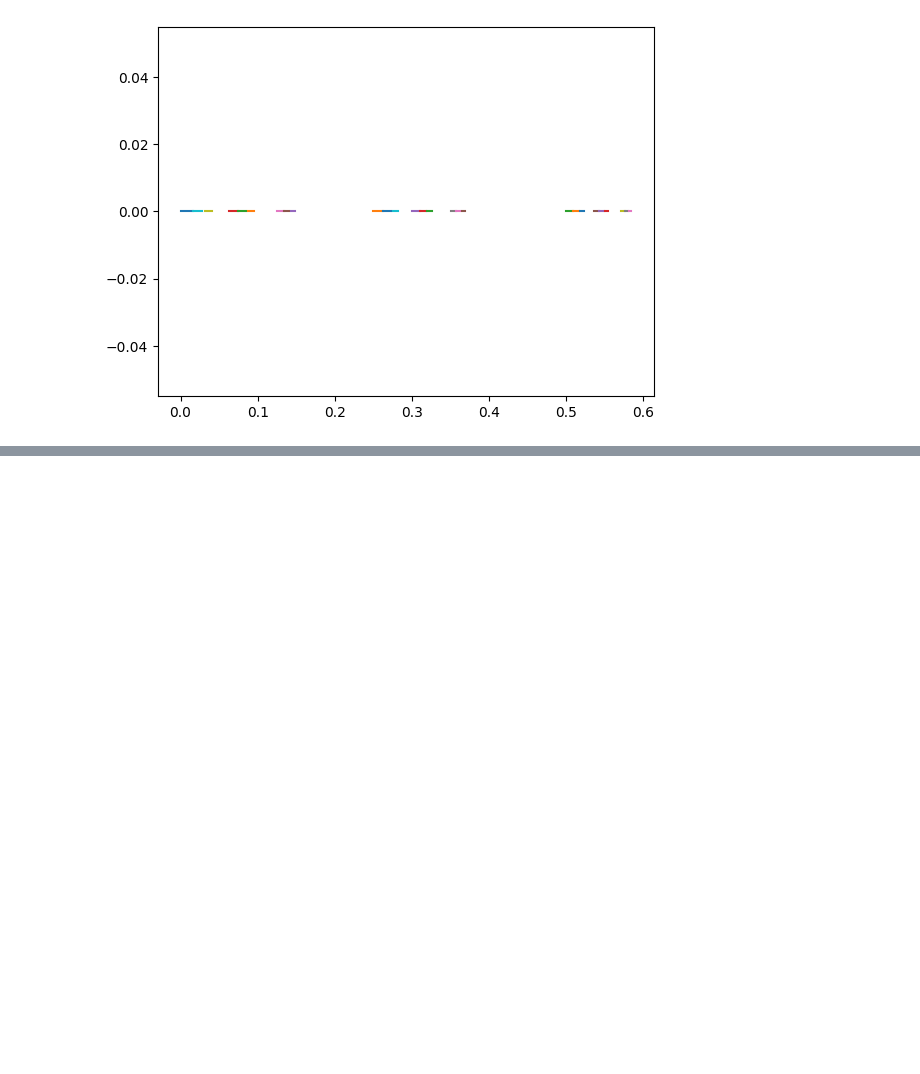
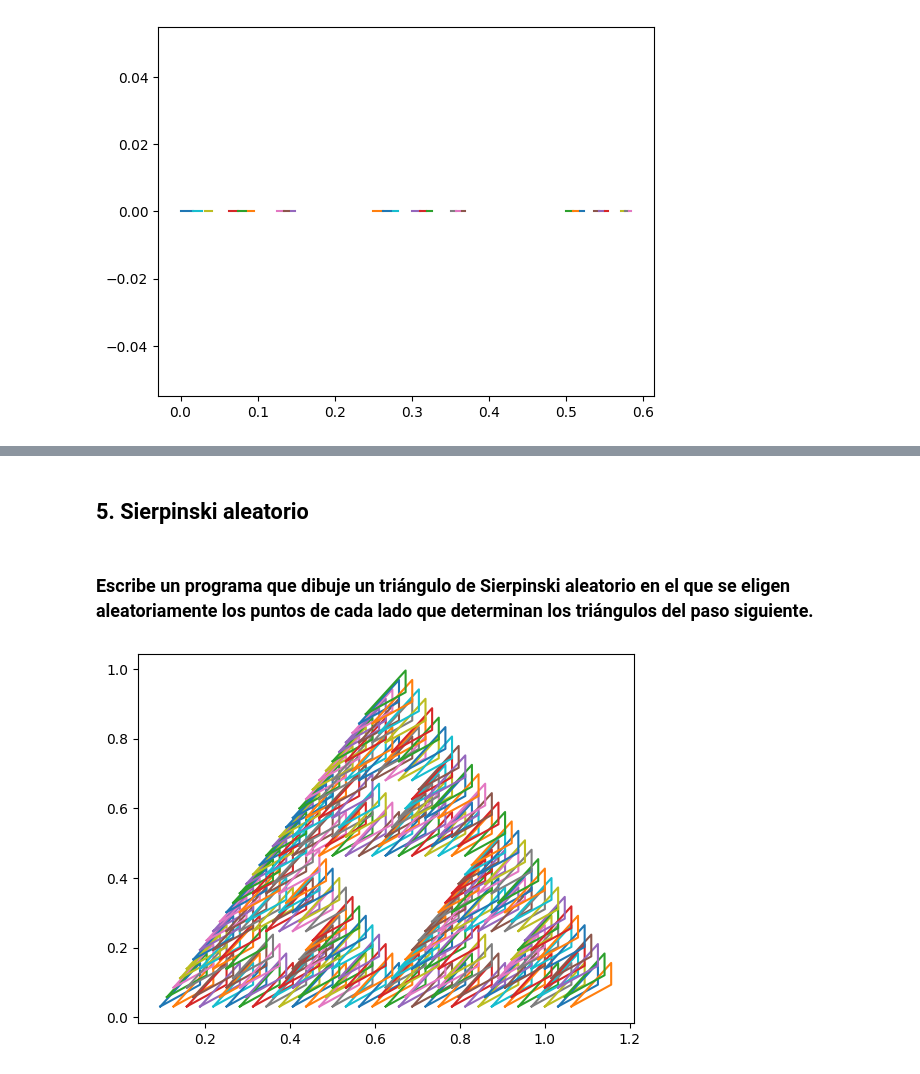
Before and after one commit to MiluEnAlmibar/Fractales, a Jupyter notebook: python/practica1.ipynb, the cells around one changed output, grey strips where cells are left out. Cells and saved outputs as stored; diff of their text form; code cells hidden in the pictures; blank space fills up the shorter version.

```diff
--- a/python/practica1.ipynb
+++ b/python/practica1.ipynb
@@ -151,0 +222,31 @@ cantor_general(3, lista_semejanzas)
+# %% [markdown]
+## 5. Sierpinski aleatorio
+# %% [markdown]
+### Escribe un programa que dibuje un triángulo de Sierpinski aleatorio en el que se eligen aleatoriamente los puntos de cada lado que determinan los triángulos del paso siguiente.
+# %%
+def rand_triangulo():
+    return [
+        [random.randint(0, 6), random.randint(0, 6)],
+        [random.randint(0, 6), random.randint(0, 6)],
+        [random.randint(0, 6), random.randint(0, 6)]
+    ]
+
+def rand_sierpinski(iteraciones):
+    lista_poligonos = [rand_triangulo()]
+
+    for _ in range(iteraciones):
+        nuevos_poligonos = []
+        for j in [1, 2, 3]:
+            for pol in lista_poligonos:
+                nuevos_poligonos.append(ftriangulo(j, pol))
+        lista_poligonos = nuevos_poligonos
+
+    plt.figure()
+    for pol in lista_poligonos:
+        x = [p[0] for p in pol] + [pol[0][0]]
+        y = [p[1] for p in pol] + [pol[0][1]]
+        plt.plot(x, y)
+
+rand_sierpinski(5)
+# %% [output]
+[figure, added]
```
Also changed, not shown: parts of 13 cells of this notebook, 4 other files.
